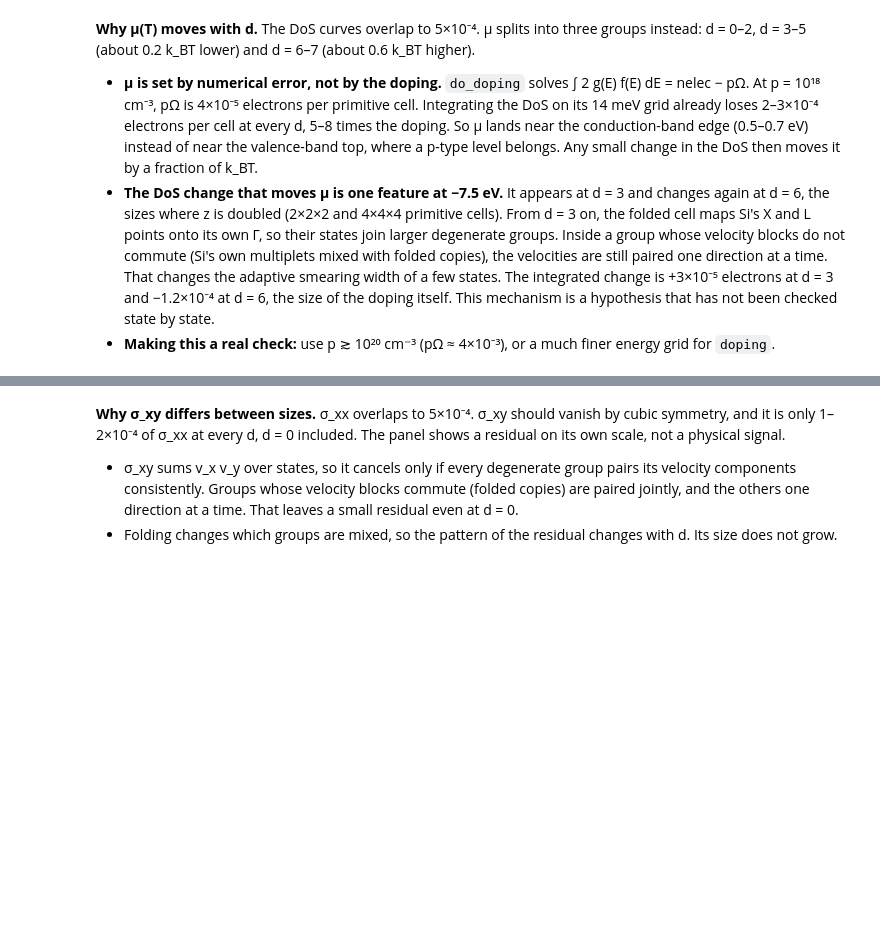
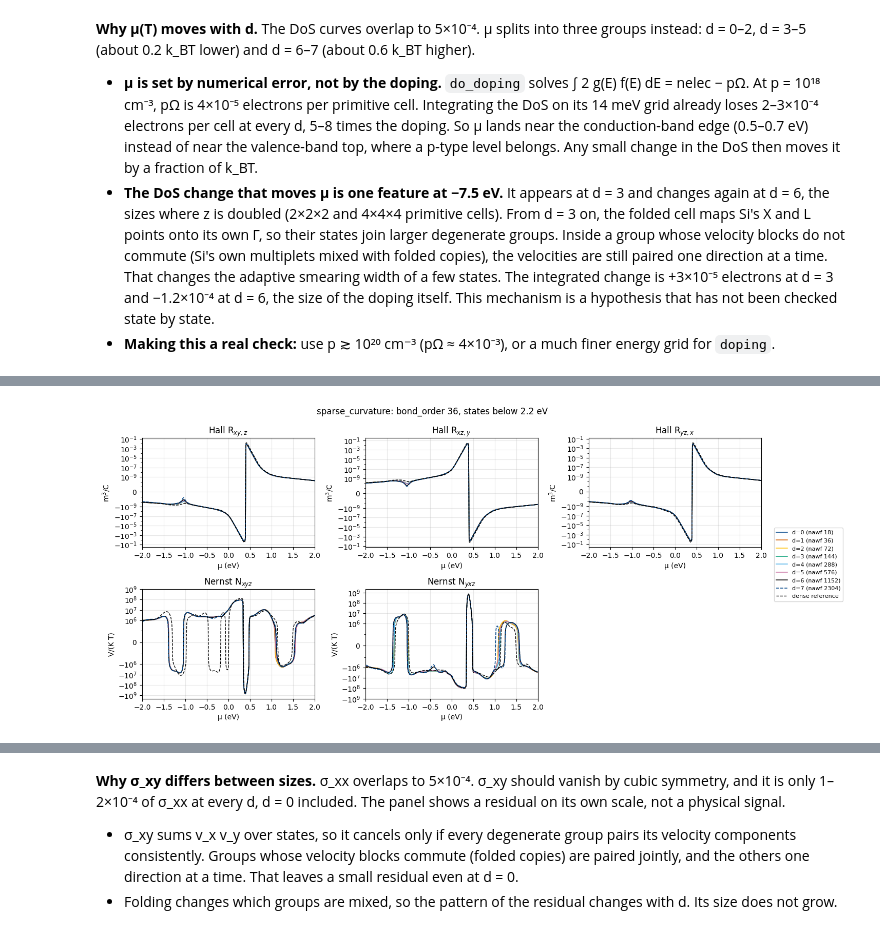
Before and after one commit to marcobn/PAOFLOW, a Jupyter notebook: benchmarks/sparse_scaling/observables.ipynb, the cells around one changed output, grey strips where cells are left out. Saved outputs shown, nothing was run; the diff lists cells and outputs as text; code cells hidden in the pictures; blank space fills up the shorter version.

```diff
--- a/benchmarks/sparse_scaling/observables.ipynb
+++ b/benchmarks/sparse_scaling/observables.ipynb
@@ -199,0 +262,4 @@ A 16³ smoke test at d ≤ 2 gave a 3×10⁻² drift between sizes.
+# %%
+show(['hall_xyz', 'hall_xzy', 'hall_yzx', 'nernst_xyz', 'nernst_yxz'])
+# %% [output]
+[figure, added]
```
Also changed, not shown: parts of 23 cells of this notebook, 3 other files.
